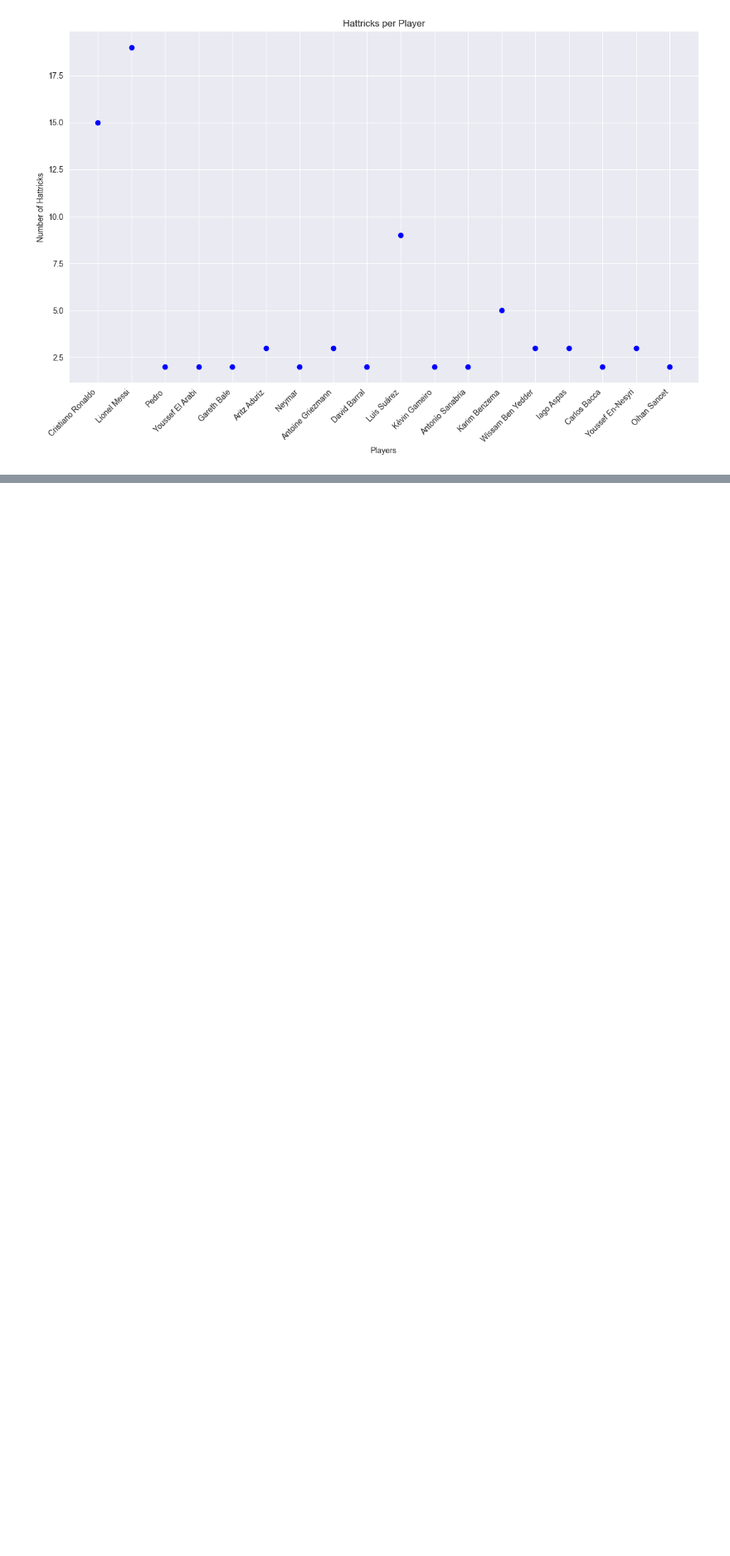
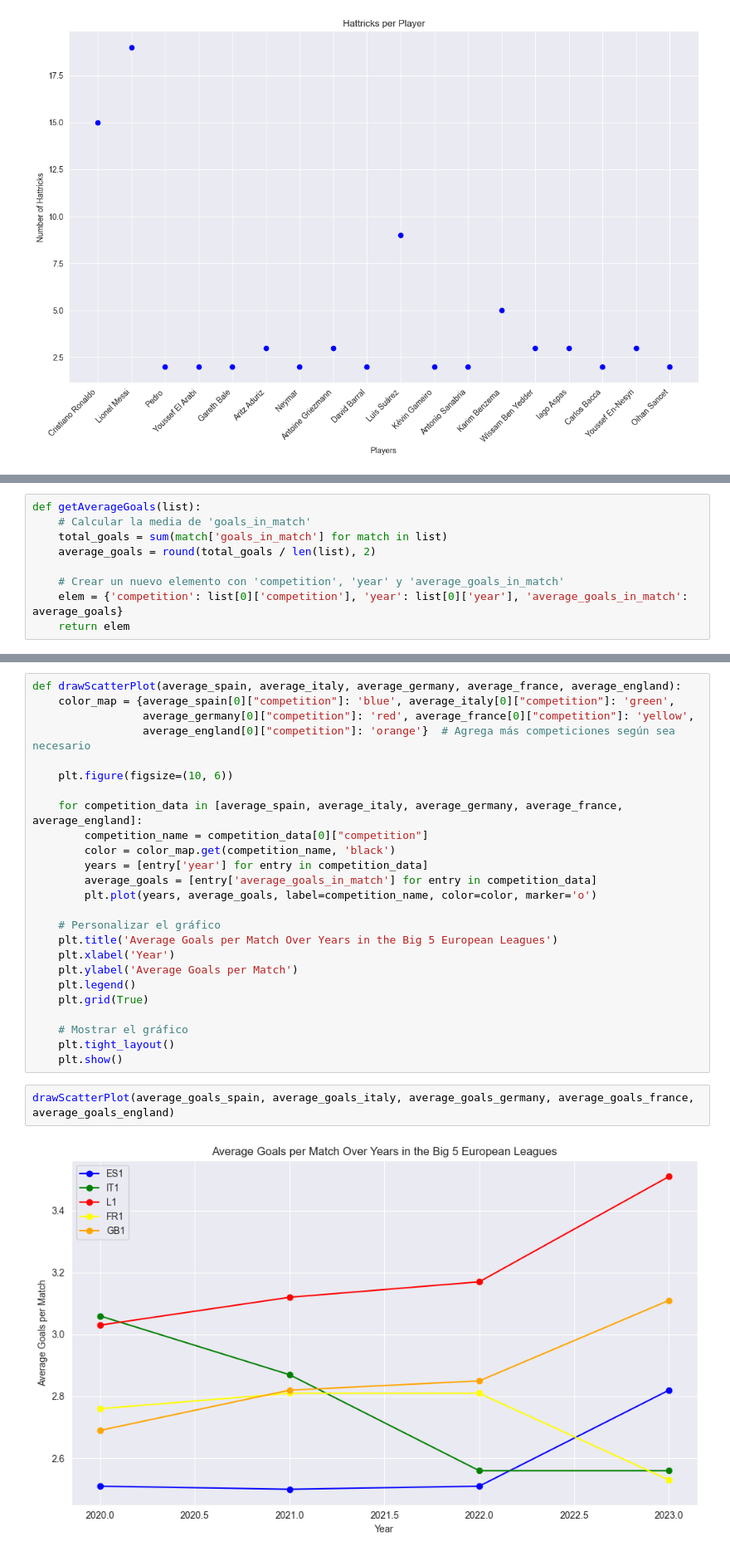
Before and after one commit to JavierBlancoGonzalez/Erasmus-IUM-6--Data_Analytics, a Jupyter notebook: Data_Analytic.ipynb, the cells around one changed output, grey strips where cells are left out. Shown at 83% size. Cells and saved outputs as stored; diff of their text form; blank space fills up the shorter version.

Commit message:
big 5 european leagues comparison plot completed

```diff
--- a/Data_Analytic.ipynb
+++ b/Data_Analytic.ipynb
@@ -295,0 +367,9 @@ getDispersionGraphicForHattricks(hattricks_register)
+# %%
+def getAverageGoals(list):
+    # Calcular la media de 'goals_in_match'
+    total_goals = sum(match['goals_in_match'] for match in list)
+    average_goals = round(total_goals / len(list), 2)
+
+    # Crear un nuevo elemento con 'competition', 'year' y 'average_goals_in_match'
+    elem = {'competition': list[0]['competition'], 'year': list[0]['year'], 'average_goals_in_match': average_goals}
+    return elem
@@ -295,0 +503,29 @@ getDispersionGraphicForHattricks(hattricks_register)
+# %%
+def drawScatterPlot(average_spain, average_italy, average_germany, average_france, average_england):
+    color_map = {average_spain[0]["competition"]: 'blue', average_italy[0]["competition"]: 'green',
+                 average_germany[0]["competition"]: 'red', average_france[0]["competition"]: 'yellow',
+                 average_england[0]["competition"]: 'orange'}  # Agrega más competiciones según sea necesario
+
+    plt.figure(figsize=(10, 6))
+
+    for competition_data in [average_spain, average_italy, average_germany, average_france, average_england]:
+        competition_name = competition_data[0]["competition"]
+        color = color_map.get(competition_name, 'black')
+        years = [entry['year'] for entry in competition_data]
+        average_goals = [entry['average_goals_in_match'] for entry in competition_data]
+        plt.plot(years, average_goals, label=competition_name, color=color, marker='o')
+
+    # Personalizar el gráfico
+    plt.title('Average Goals per Match Over Years in the Big 5 European Leagues')
+    plt.xlabel('Year')
+    plt.ylabel('Average Goals per Match')
+    plt.legend()
+    plt.grid(True)
+
+    # Mostrar el gráfico
+    plt.tight_layout()
+    plt.show()
+# %%
+drawScatterPlot(average_goals_spain, average_goals_italy, average_goals_germany, average_goals_france, average_goals_england)
+# %% [output]
+[figure, added]
```
Also changed, not shown: parts of 14 cells of this notebook.
